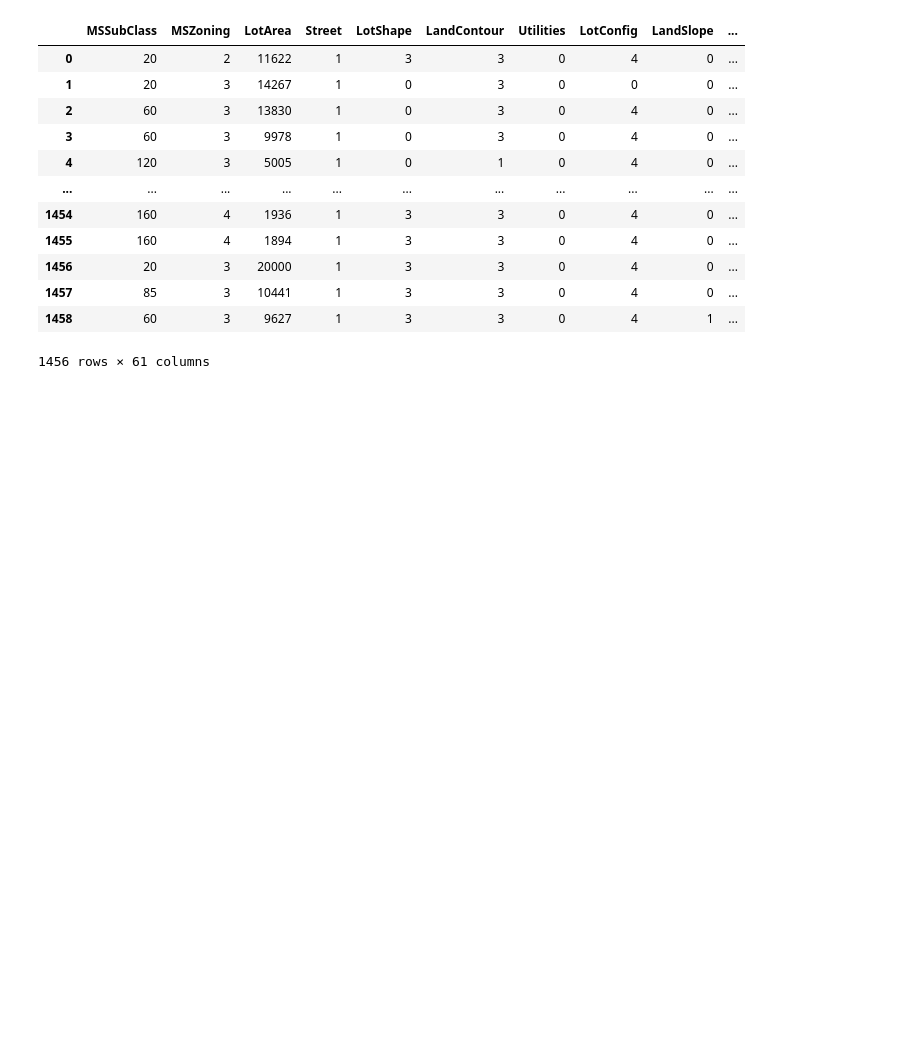
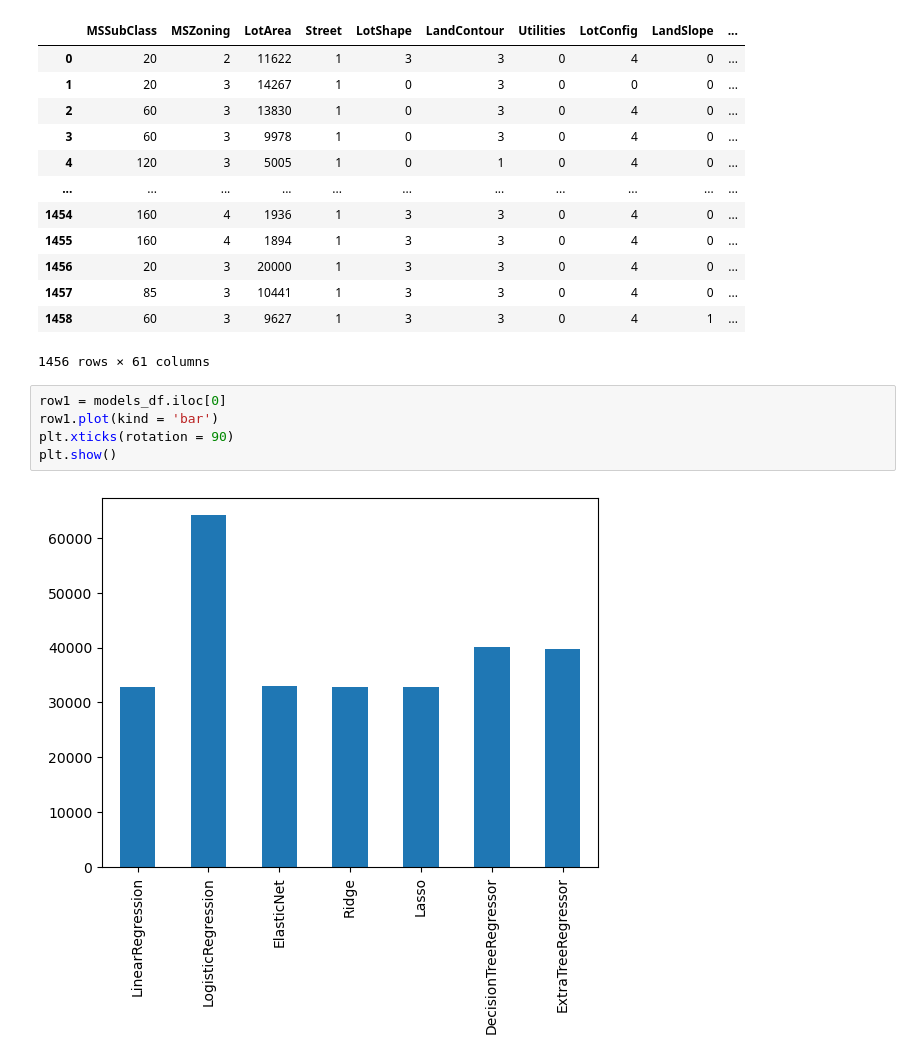
Before and after one commit to bilalcelebi/notebooks, a Jupyter notebook: some-learnings/Model Selecting in Regression.ipynb, the cells around one changed output. Saved outputs shown, nothing was run; the diff lists cells and outputs as text; blank space fills up the shorter version.

```diff
--- a/some-learnings/Model Selecting in Regression.ipynb
+++ b/some-learnings/Model Selecting in Regression.ipynb
@@ -117,3 +120,10 @@ test_df
 | 1457 | 85 | 3 | 10441 | 1 | 3 | 3 | 0 | 4 | 0 | ... |
 | 1458 | 60 | 3 | 9627 | 1 | 3 | 3 | 0 | 4 | 1 | ... |
 1456 rows × 61 columns
+# %%
+row1 = models_df.iloc[0]
+row1.plot(kind = 'bar')
+plt.xticks(rotation = 90)
+plt.show()
+# %% [output]
+[figure, added]
```
Also changed, not shown: parts of 11 cells of this notebook.
